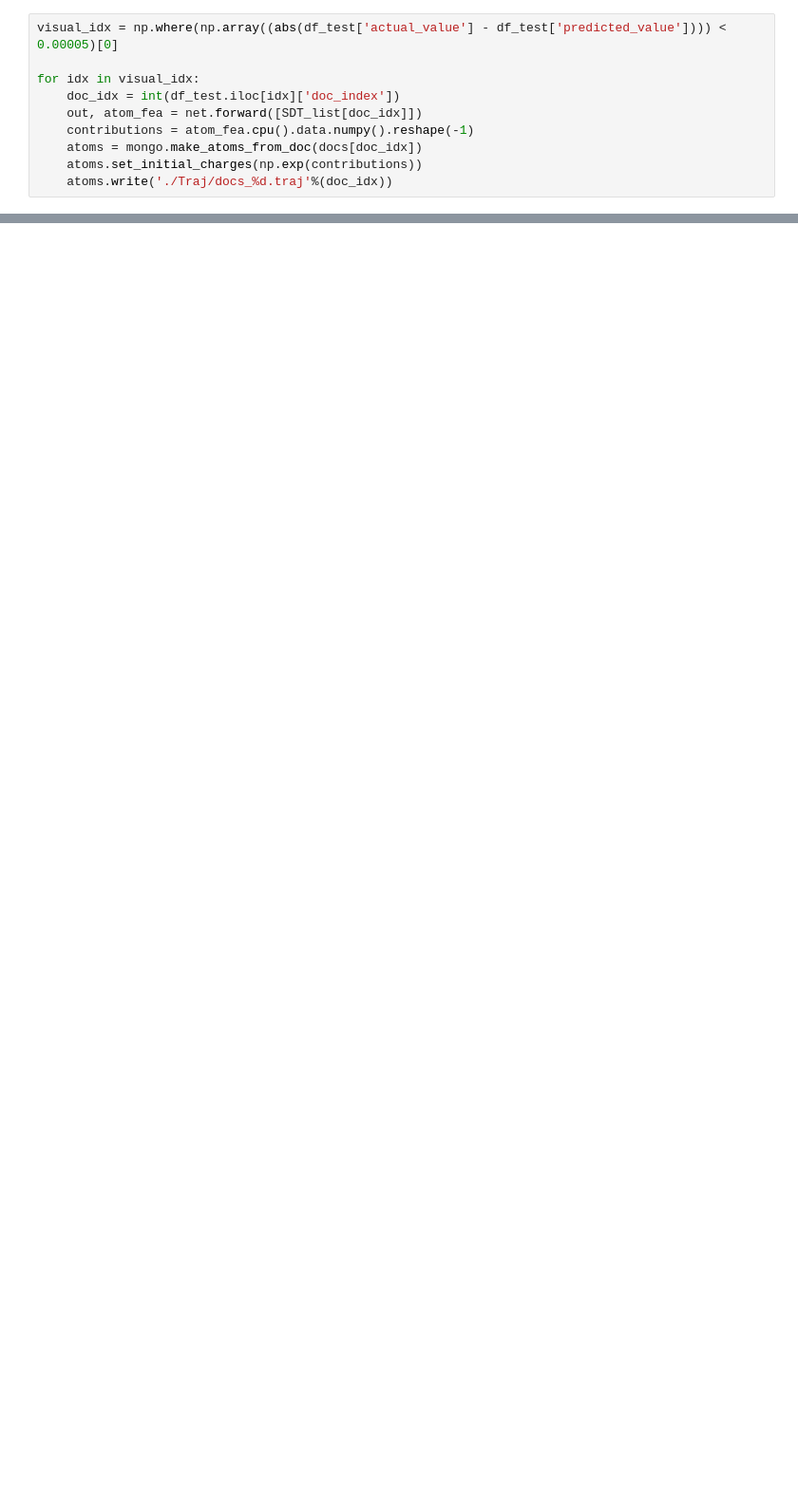
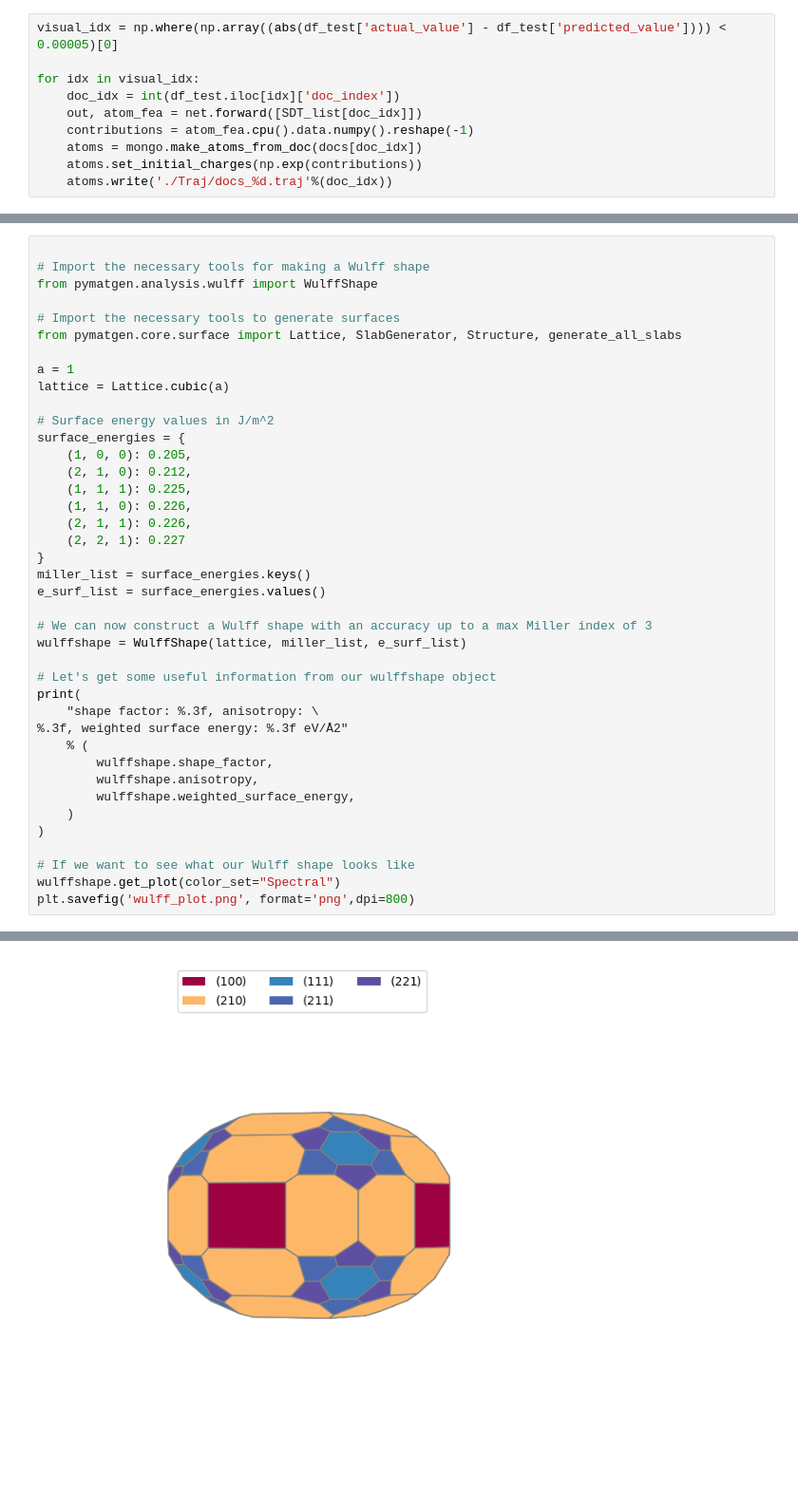
Before and after one commit to hn-yu/Cleavage_Energy_Manuscript, a Jupyter notebook: train_CGCNN_model/random_assignment_method.ipynb, the cells around one changed output, grey strips where cells are left out. Shown: that part at 95% size. Drawn from its saved outputs; the diff is of its cells as text; blank space fills up the shorter version.

```diff
--- a/train_CGCNN_model/random_assignment_method.ipynb
+++ b/train_CGCNN_model/random_assignment_method.ipynb
@@ -242,0 +360,41 @@ for idx in visual_idx:
+# %%
+
+# Import the necessary tools for making a Wulff shape
+from pymatgen.analysis.wulff import WulffShape
+
+# Import the necessary tools to generate surfaces
+from pymatgen.core.surface import Lattice, SlabGenerator, Structure, generate_all_slabs
+
+a = 1
+lattice = Lattice.cubic(a)
+
+# Surface energy values in J/m^2
+surface_energies = {
+    (1, 0, 0): 0.205,
+    (2, 1, 0): 0.212,
+    (1, 1, 1): 0.225,
+    (1, 1, 0): 0.226,
+    (2, 1, 1): 0.226,
+    (2, 2, 1): 0.227
+}
+miller_list = surface_energies.keys()
+e_surf_list = surface_energies.values()
+
+# We can now construct a Wulff shape with an accuracy up to a max Miller index of 3
+wulffshape = WulffShape(lattice, miller_list, e_surf_list)
+
+# Let's get some useful information from our wulffshape object
+print(
+    "shape factor: %.3f, anisotropy: \
+%.3f, weighted surface energy: %.3f eV/Å2"
+    % (
+        wulffshape.shape_factor,
+        wulffshape.anisotropy,
+        wulffshape.weighted_surface_energy,
+    )
+)
+
+# If we want to see what our Wulff shape looks like
+wulffshape.get_plot(color_set="Spectral")
+plt.savefig('wulff_plot.png', format='png',dpi=800)
+# %% [output]
@@ -242,0 +402 @@ for idx in visual_idx:
+[figure, added]
```
Also changed, not shown: parts of 15 cells of this notebook, 2 other files.
